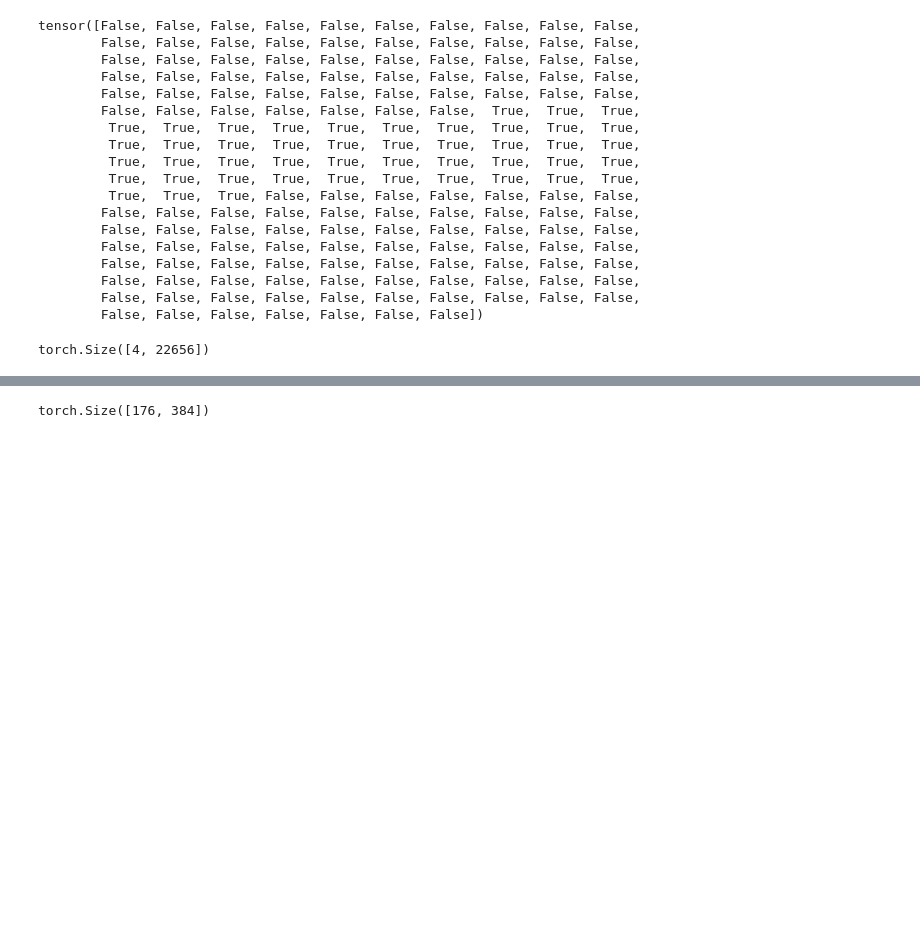
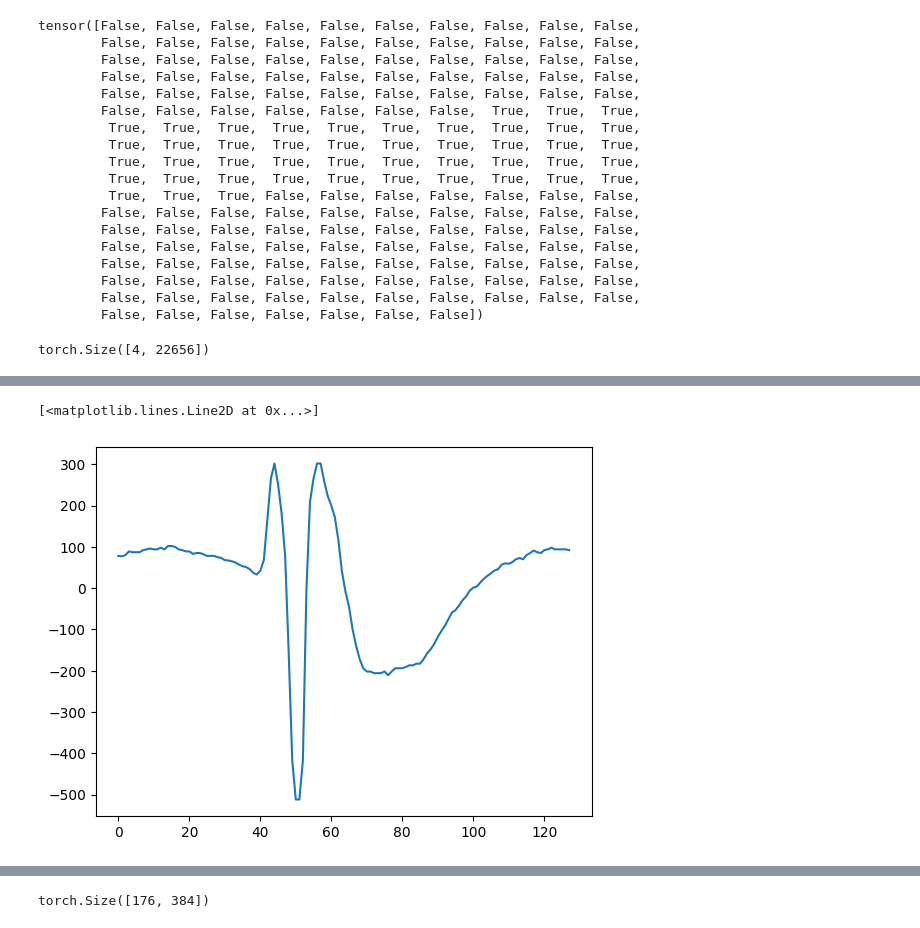
Before and after one commit to sirrus98/uni2ts, a Jupyter notebook: example/dataloader_test.ipynb, the cells around one changed output, grey strips where cells are left out. Cells and saved outputs as stored; diff of their text form; code cells hidden in the pictures; blank space fills up the shorter version.

```diff
--- a/example/dataloader_test.ipynb
+++ b/example/dataloader_test.ipynb
@@ -285,0 +321,5 @@ plot_data(rearrange(data_zip_list[id][0][0], '(s p) f -> s (p f)', s = 4).numpy(
+# %%
+plt.plot(data_zip_list[id][0][0][460])
+# %% [output]
+[<matplotlib.lines.Line2D at 0x...>]
+[figure, added]
```
Also changed, not shown: parts of 20 cells of this notebook, 2 other files.
